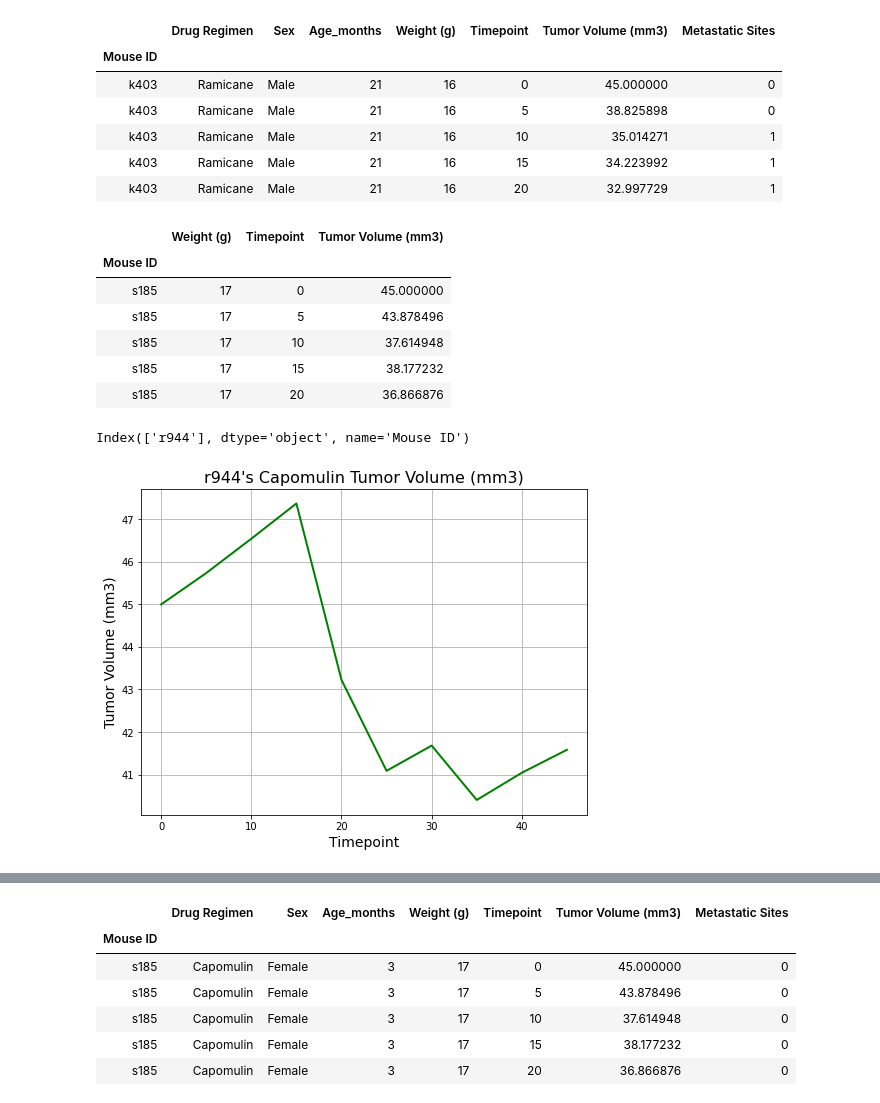
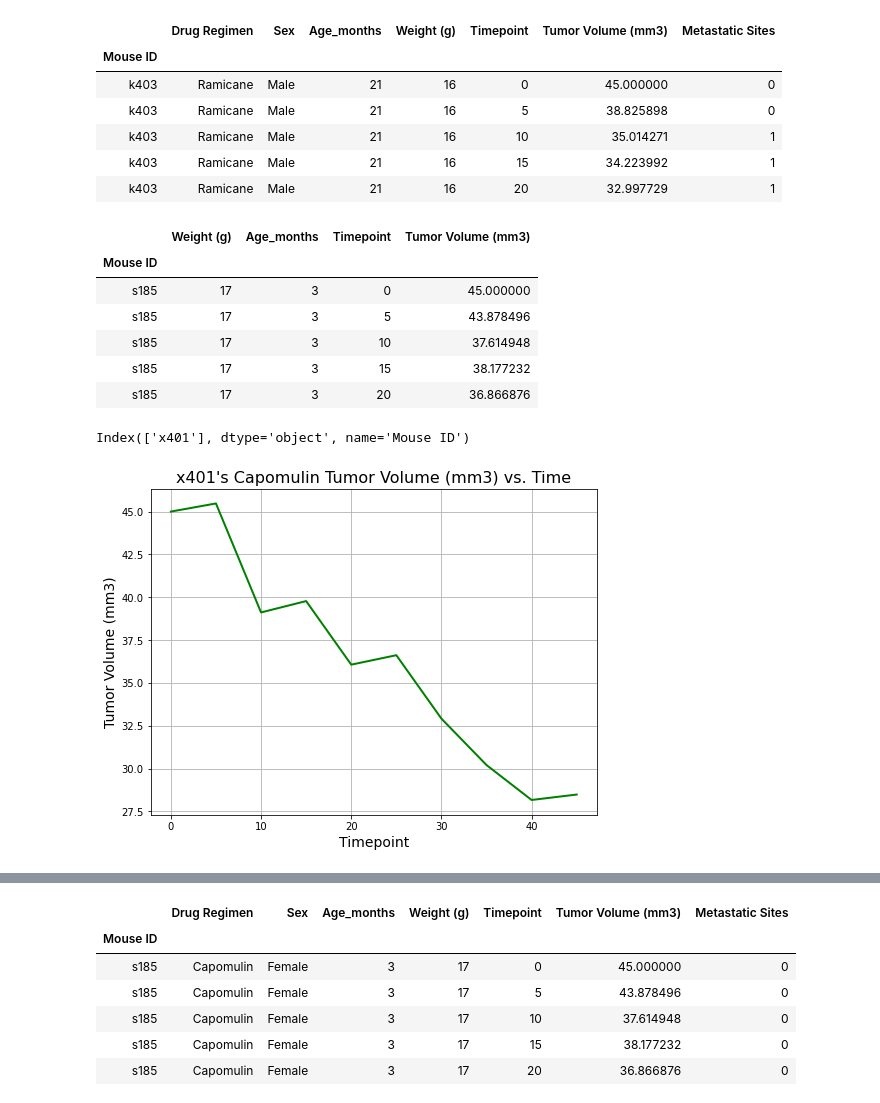
Before and after one commit to InnaG33/Matplotlib_mice_analysis, a Jupyter notebook: pymaceuticals_final_IG.ipynb, the cells around one changed output, grey strips where cells are left out. Saved outputs shown, nothing was run; the diff lists cells and outputs as text; code cells hidden in the pictures.

```diff
--- a/pymaceuticals_final_IG.ipynb
+++ b/pymaceuticals_final_IG.ipynb
@@ -474,34 +474,34 @@ combined_mice.head()
 | k403 | Ramicane | Male | 21 | 16 | 20 | 32.997729 | 1 |
 # %%
 # Generate a line plot of time point versus tumor volume for a mouse treated with Capomulin
-capomulin_mouse = combined_mice.loc[(combined_mice['Drug Regimen'] == 'Capomulin'), ['Weight (g)', 'Timepoint','Tumor Volume (mm3)']]
+capomulin_mouse = combined_mice.loc[(combined_mice['Drug Regimen'] == 'Capomulin'), ['Weight (g)', 'Age_months', 'Timepoint','Tumor Volume (mm3)']]
 capomulin_mouse.head()
 # %% [output]
-|  | Weight (g) | Timepoint | Tumor Volume (mm3) |
-| Mouse ID |  |  |  |
-| s185 | 17 | 0 | 45.000000 |
-| s185 | 17 | 5 | 43.878496 |
-| s185 | 17 | 10 | 37.614948 |
-| s185 | 17 | 15 | 38.177232 |
-| s185 | 17 | 20 | 36.866876 |
+|  | Weight (g) | Age_months | Timepoint | Tumor Volume (mm3) |
+| Mouse ID |  |  |  |  |
+| s185 | 17 | 3 | 0 | 45.000000 |
+| s185 | 17 | 3 | 5 | 43.878496 |
+| s185 | 17 | 3 | 10 | 37.614948 |
+| s185 | 17 | 3 | 15 | 38.177232 |
+| s185 | 17 | 3 | 20 | 36.866876 |
 # %%
 chosen_cap_mouse = capomulin_mouse.sample(1).index
 print(chosen_cap_mouse)
 # %% [output]
-Index(['r944'], dtype='object', name='Mouse ID')
+Index(['x401'], dtype='object', name='Mouse ID')
 # %%
 capomulin_mouse_trimmed = capomulin_mouse.loc[chosen_cap_mouse]
 # %%
 # Generate a line plot of time point versus tumor volume for a mouse treated with Capomulin
 plt.figure(figsize=(8,6))
 rand_cap_tumor_volume, = plt.plot(capomulin_mouse_trimmed['Timepoint'], capomulin_mouse_trimmed['Tumor Volume (mm3)'], color="green", linewidth=2)
-plt.title(chosen_cap_mouse[0] + "'s Capomulin Tumor Volume (mm3)", fontsize=16)
+plt.title(chosen_cap_mouse[0] + "'s Capomulin Tumor Volume (mm3) vs. Time", fontsize=16)
 plt.xlabel("Timepoint", fontsize=14)
 plt.ylabel("Tumor Volume (mm3)", fontsize=14)
 plt.grid()
 plt.show()
 # %% [output]
-[figure, old version]
+[figure, new version]
 # %%
 # Generate a scatter plot of time point versus tumor volume for a random group of mice treated with Capomulin:
 # Update nsample for desired random group-size
```
Also changed, not shown: parts of 5 cells of this notebook.
